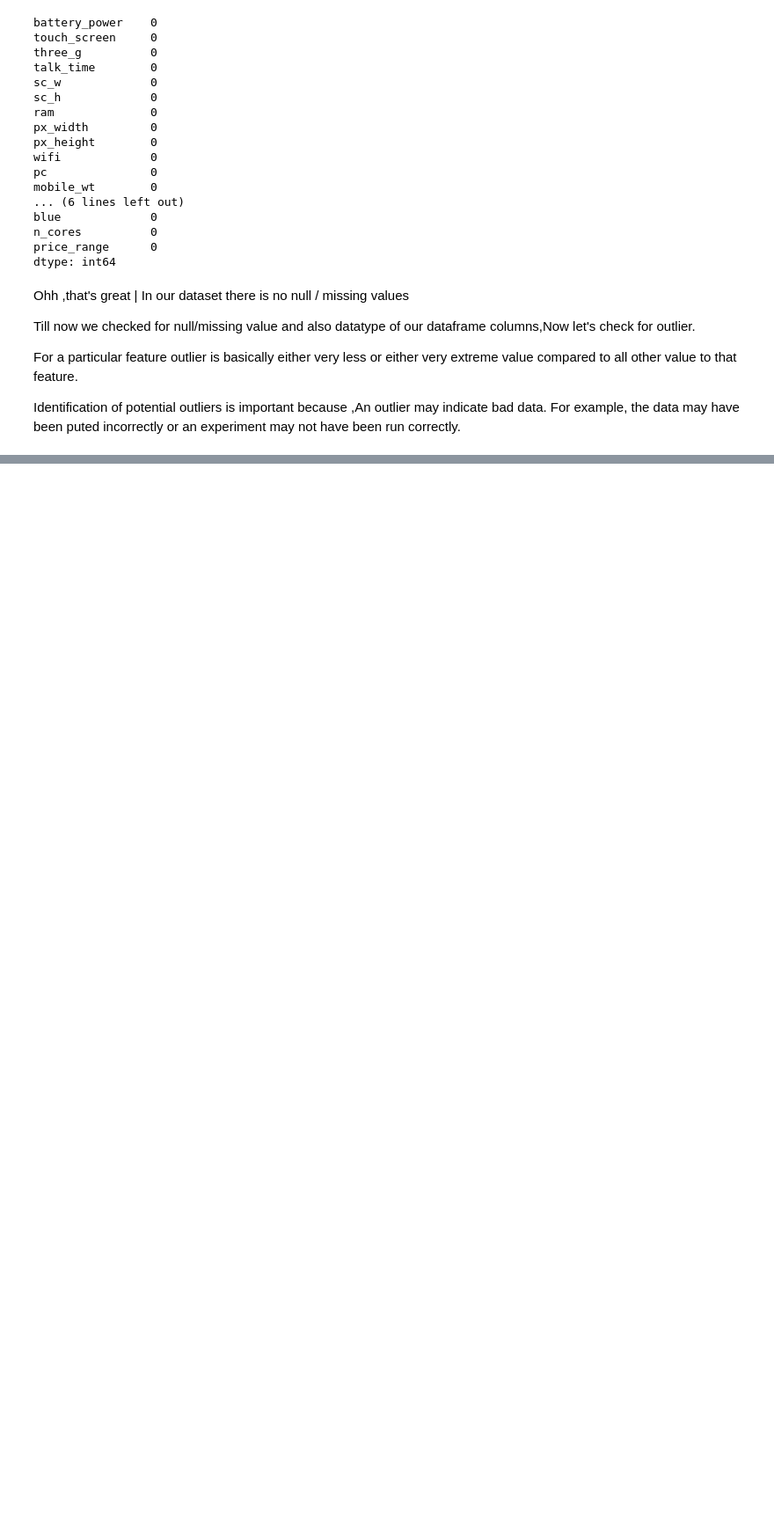
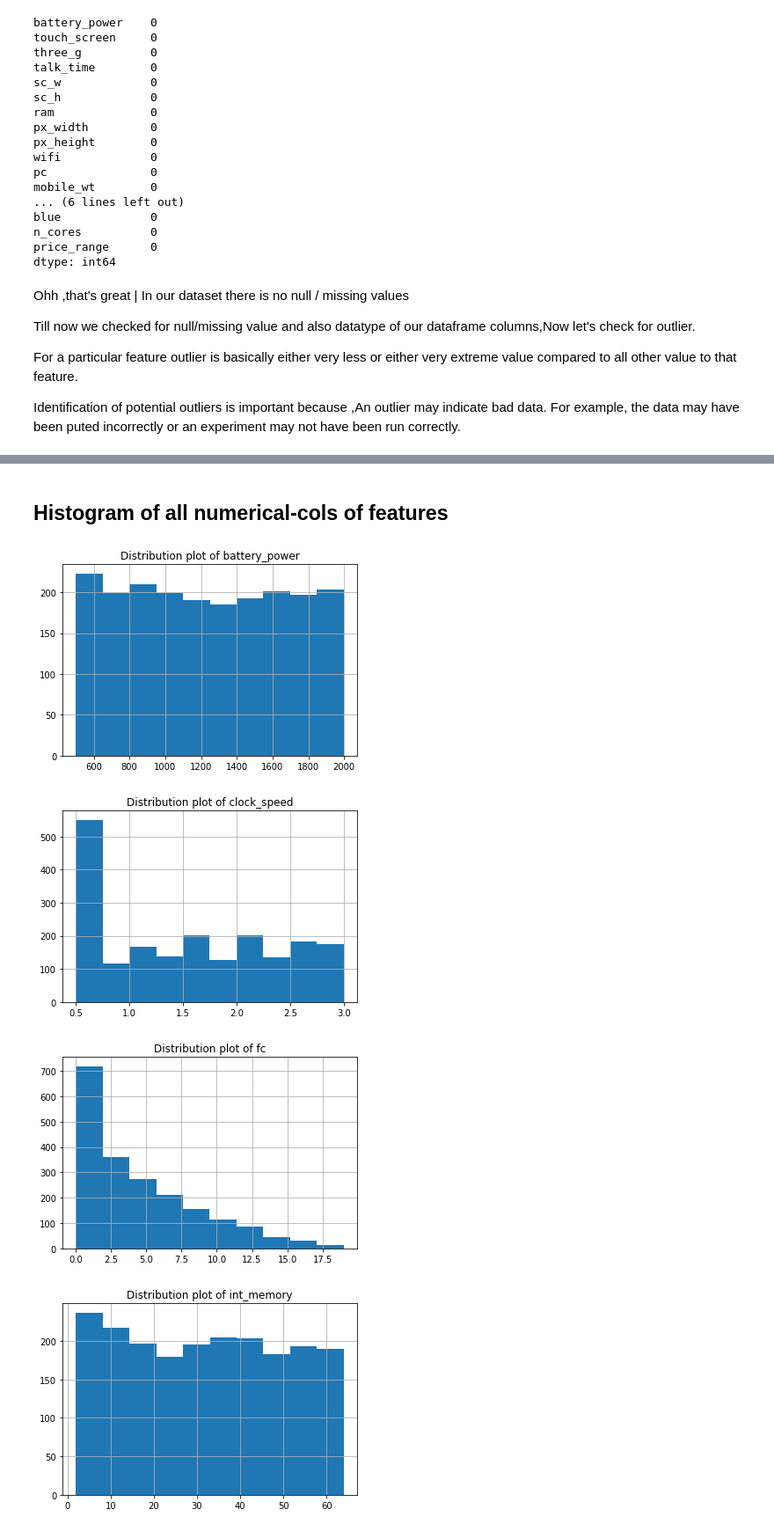
Before and after one commit to Vinni1798/Mobile-price-range-prediction, a Jupyter notebook: Mobile_Price_Prediction.ipynb, the cells around one changed output, grey strips where cells are left out. Shown at 88% size. Drawn from its saved outputs; the diff is of its cells as text; code cells hidden in the pictures; blank space fills up the shorter version.

Commit message:
Exploratory data analysis and Visualization

```diff
--- a/Mobile_Price_Prediction.ipynb
+++ b/Mobile_Price_Prediction.ipynb
@@ -183,0 +186,17 @@ Identification of potential outliers is important because ,An outlier may indica
+# %% [markdown]
+## **Histogram of all numerical-cols of features**
+# %%
+catcols = ['blue', 'dual_sim', 'four_g', 'three_g', 'touch_screen', 'wifi']
+
+contcols = ['battery_power', 'clock_speed', 'fc', 'int_memory', 'm_dep', 'mobile_wt', 'n_cores', 'pc',
+            'px_height', 'px_width', 'ram', 'sc_h', 'sc_w', 'talk_time']
+# %%
+for col in mobile_df_copy[contcols]:
+    plt.title(f'Distribution plot of {col}')
+    mobile_df_copy[col].hist()
+    plt.show()
+# %% [output]
+[figure, added]
+[figure, added]
+[figure, added]
+[figure, added]
```
Also changed, not shown: parts of 34 cells of this notebook.
